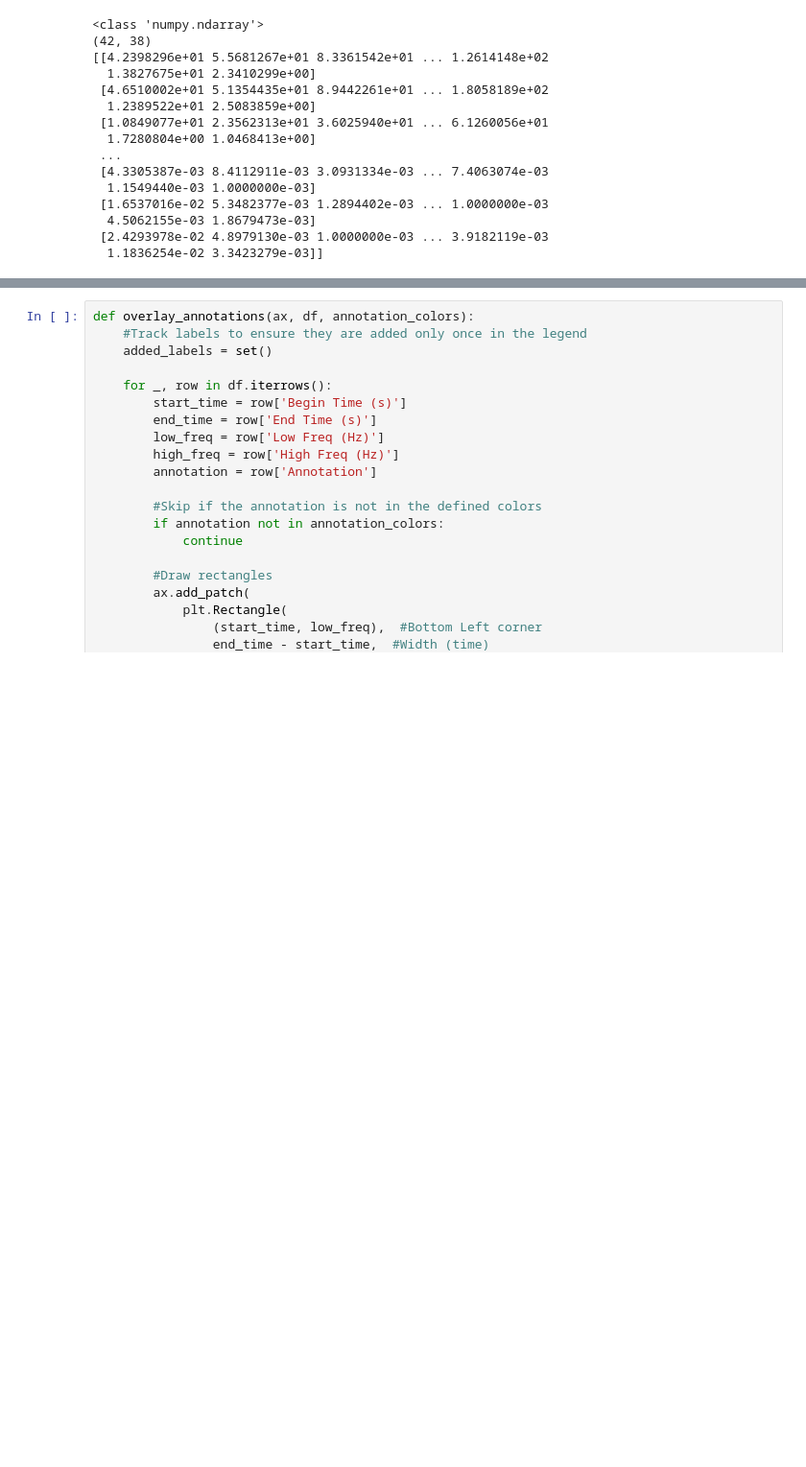
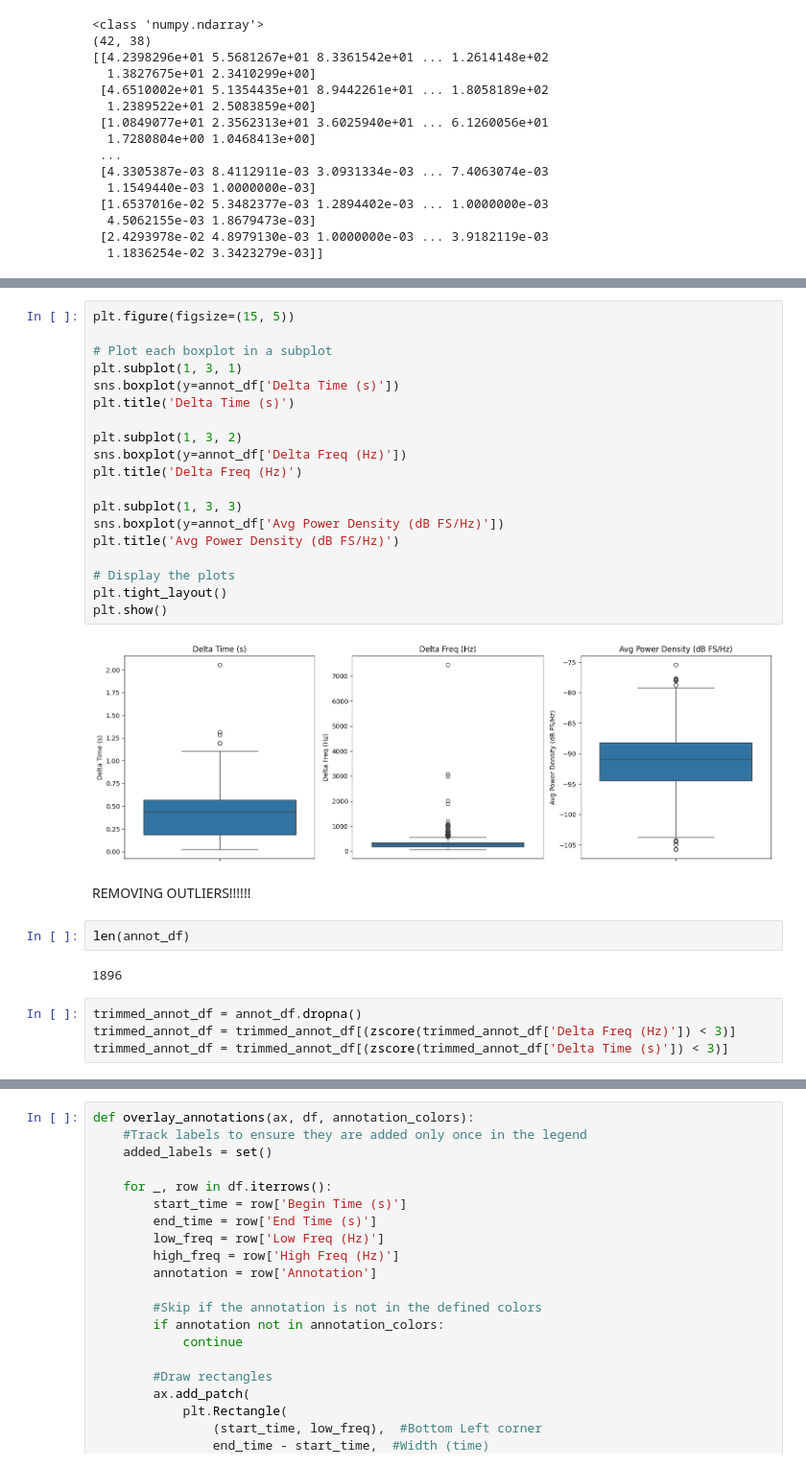
Before and after one commit to damienfarrell/machine-learning-project-2, a Jupyter notebook: pre-processing_data.ipynb, the cells around one changed output, grey strips where cells are left out. Shown at 96% size. Cells and saved outputs as stored; diff of their text form; blank space fills up the shorter version.

Commit message:
padded spec and removing outliers

```diff
--- a/pre-processing_data.ipynb
+++ b/pre-processing_data.ipynb
@@ -281,0 +305,31 @@ DataFrame saved to processed_data.pkl
+# %%
+plt.figure(figsize=(15, 5))
+
+# Plot each boxplot in a subplot
+plt.subplot(1, 3, 1)
+sns.boxplot(y=annot_df['Delta Time (s)'])
+plt.title('Delta Time (s)')
+
+plt.subplot(1, 3, 2)
+sns.boxplot(y=annot_df['Delta Freq (Hz)'])
+plt.title('Delta Freq (Hz)')
+
+plt.subplot(1, 3, 3)
+sns.boxplot(y=annot_df['Avg Power Density (dB FS/Hz)'])
+plt.title('Avg Power Density (dB FS/Hz)')
+
+# Display the plots
+plt.tight_layout()
+plt.show()
+# %% [output]
+[figure, added]
+# %% [markdown]
+REMOVING OUTLIERS!!!!!!
+# %%
+len(annot_df)
+# %% [output]
+1896
+# %%
+trimmed_annot_df = annot_df.dropna()
+trimmed_annot_df = trimmed_annot_df[(zscore(trimmed_annot_df['Delta Freq (Hz)']) < 3)]
+trimmed_annot_df = trimmed_annot_df[(zscore(trimmed_annot_df['Delta Time (s)']) < 3)]
```
Also changed, not shown: parts of 16 cells of this notebook, 1 other file.
